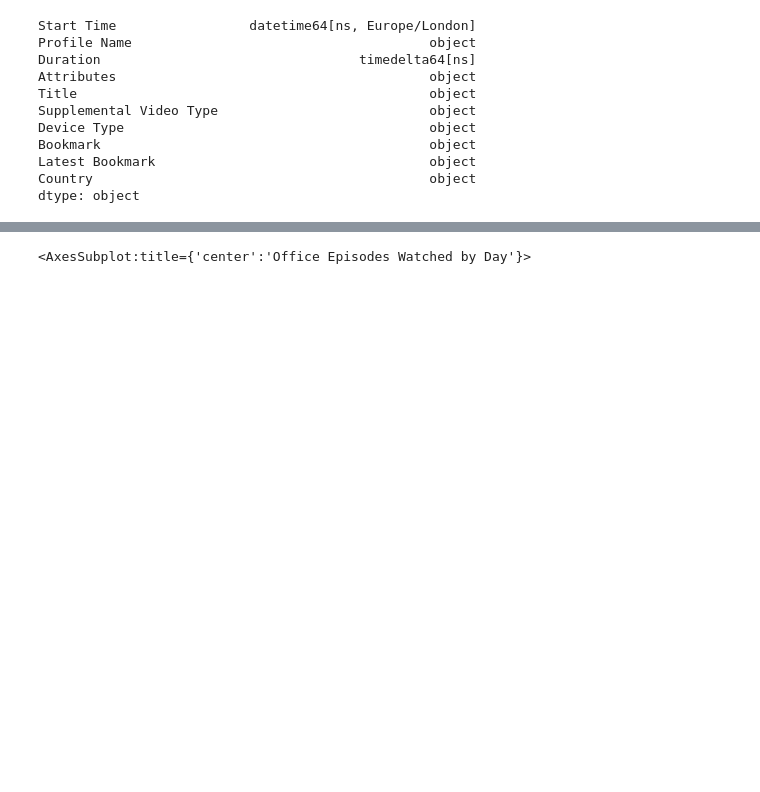
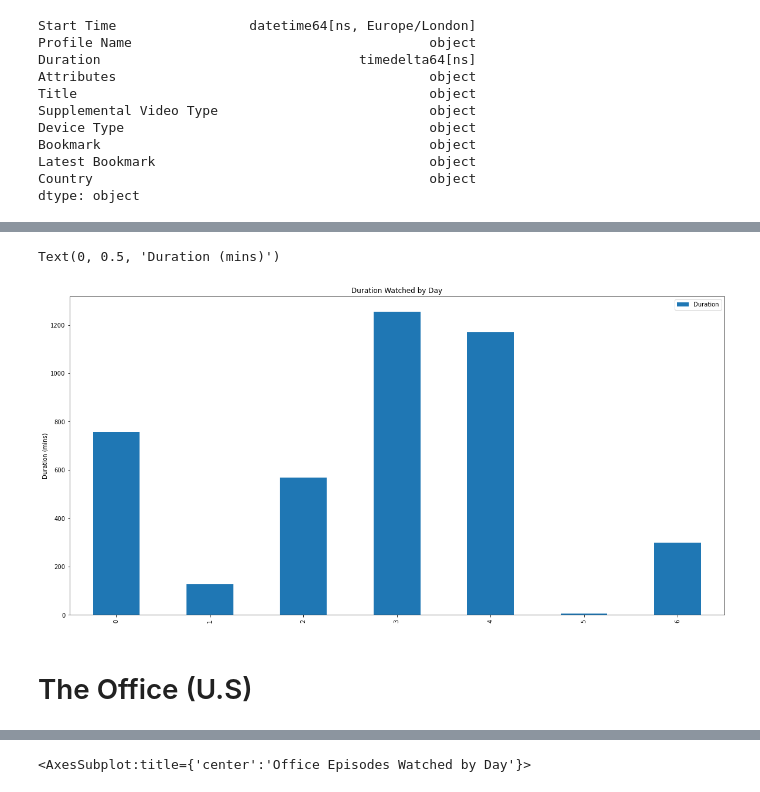
Before and after one commit to SandersJack/NetflixDataAnalysis, a Jupyter notebook: Content_interaction.ipynb, the cells around one changed output, grey strips where cells are left out. Cells and saved outputs as stored; diff of their text form; code cells hidden in the pictures; blank space fills up the shorter version.

```diff
--- a/Content_interaction.ipynb
+++ b/Content_interaction.ipynb
@@ -64,3 +109,18 @@ dtype: object
+# %%
+day = [ i for i in range(7)]
+
+data = []
+for i in range(len(day)):
+    data.append([df_jack.loc[df_jack['weekday'] == day[i], 'Duration'].sum().seconds/60])
+
+day_duration =pd.DataFrame(data, columns=['Duration'])
+day_duration_plot = day_duration.plot(kind='bar', figsize=(20,10),title='Duration Watched by Day')
+day_duration_plot.set_ylabel("Duration (mins)")
+# %% [output]
+Text(0, 0.5, 'Duration (mins)')
+[figure, added]
+# %% [markdown]
+# The Office (U.S)
 # %%
 # only the rows in which the Title column contains 'The Office (U.S.)'
 office_jack = df_jack[df_jack['Title'].str.contains('The Office (U.S.)', regex=False)]
```
Also changed, not shown: parts of 6 cells of this notebook.
